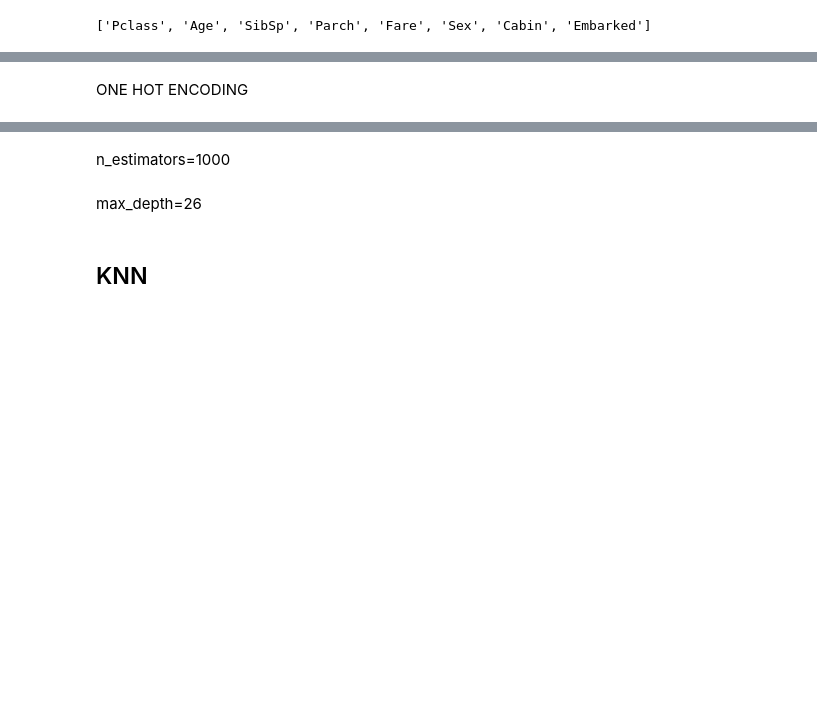
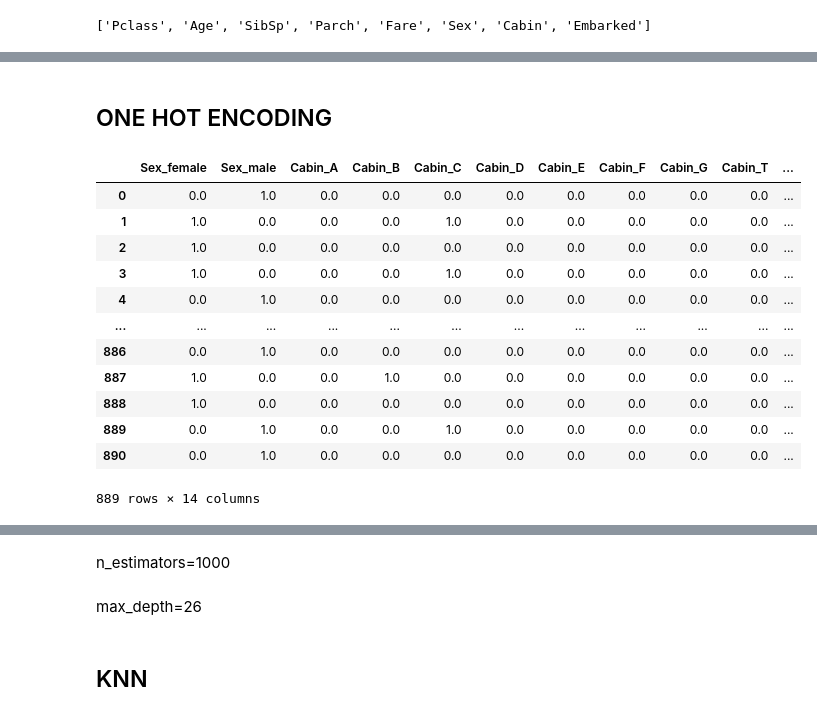
Before and after one commit to agomolka/KaggleTitanicCompetition, a Jupyter notebook: better_titanic.ipynb, the cells around one changed output, grey strips where cells are left out. Drawn from its saved outputs; the diff is of its cells as text; code cells hidden in the pictures; blank space fills up the shorter version.

Commit message:
Improvement One Hot Encoding

```diff
--- a/better_titanic.ipynb
+++ b/better_titanic.ipynb
@@ -461,2 +475,2 @@ print(features)
 # %% [markdown]
-ONE HOT ENCODING
+## ONE HOT ENCODING
@@ -464,0 +508,18 @@ df_ohe
+# %%
+encoder = OneHotEncoder()
+encoder_cols_train = encoder.fit_transform(df[catFeatures])
+encoder_cols_train
+# %% [output]
+|  | Sex_female | Sex_male | Cabin_A | Cabin_B | Cabin_C | Cabin_D | Cabin_E | Cabin_F | Cabin_G | Cabin_T | ... |
+| 0 | 0.0 | 1.0 | 0.0 | 0.0 | 0.0 | 0.0 | 0.0 | 0.0 | 0.0 | 0.0 | ... |
+| 1 | 1.0 | 0.0 | 0.0 | 0.0 | 1.0 | 0.0 | 0.0 | 0.0 | 0.0 | 0.0 | ... |
+| 2 | 1.0 | 0.0 | 0.0 | 0.0 | 0.0 | 0.0 | 0.0 | 0.0 | 0.0 | 0.0 | ... |
+| 3 | 1.0 | 0.0 | 0.0 | 0.0 | 1.0 | 0.0 | 0.0 | 0.0 | 0.0 | 0.0 | ... |
+| 4 | 0.0 | 1.0 | 0.0 | 0.0 | 0.0 | 0.0 | 0.0 | 0.0 | 0.0 | 0.0 | ... |
+| ... | ... | ... | ... | ... | ... | ... | ... | ... | ... | ... | ... |
+| 886 | 0.0 | 1.0 | 0.0 | 0.0 | 0.0 | 0.0 | 0.0 | 0.0 | 0.0 | 0.0 | ... |
+| 887 | 1.0 | 0.0 | 0.0 | 1.0 | 0.0 | 0.0 | 0.0 | 0.0 | 0.0 | 0.0 | ... |
+| 888 | 1.0 | 0.0 | 0.0 | 0.0 | 0.0 | 0.0 | 0.0 | 0.0 | 0.0 | 0.0 | ... |
+| 889 | 0.0 | 1.0 | 0.0 | 0.0 | 1.0 | 0.0 | 0.0 | 0.0 | 0.0 | 0.0 | ... |
+| 890 | 0.0 | 1.0 | 0.0 | 0.0 | 0.0 | 0.0 | 0.0 | 0.0 | 0.0 | 0.0 | ... |
+889 rows × 14 columns
```
Also changed, not shown: parts of 20 cells of this notebook.
